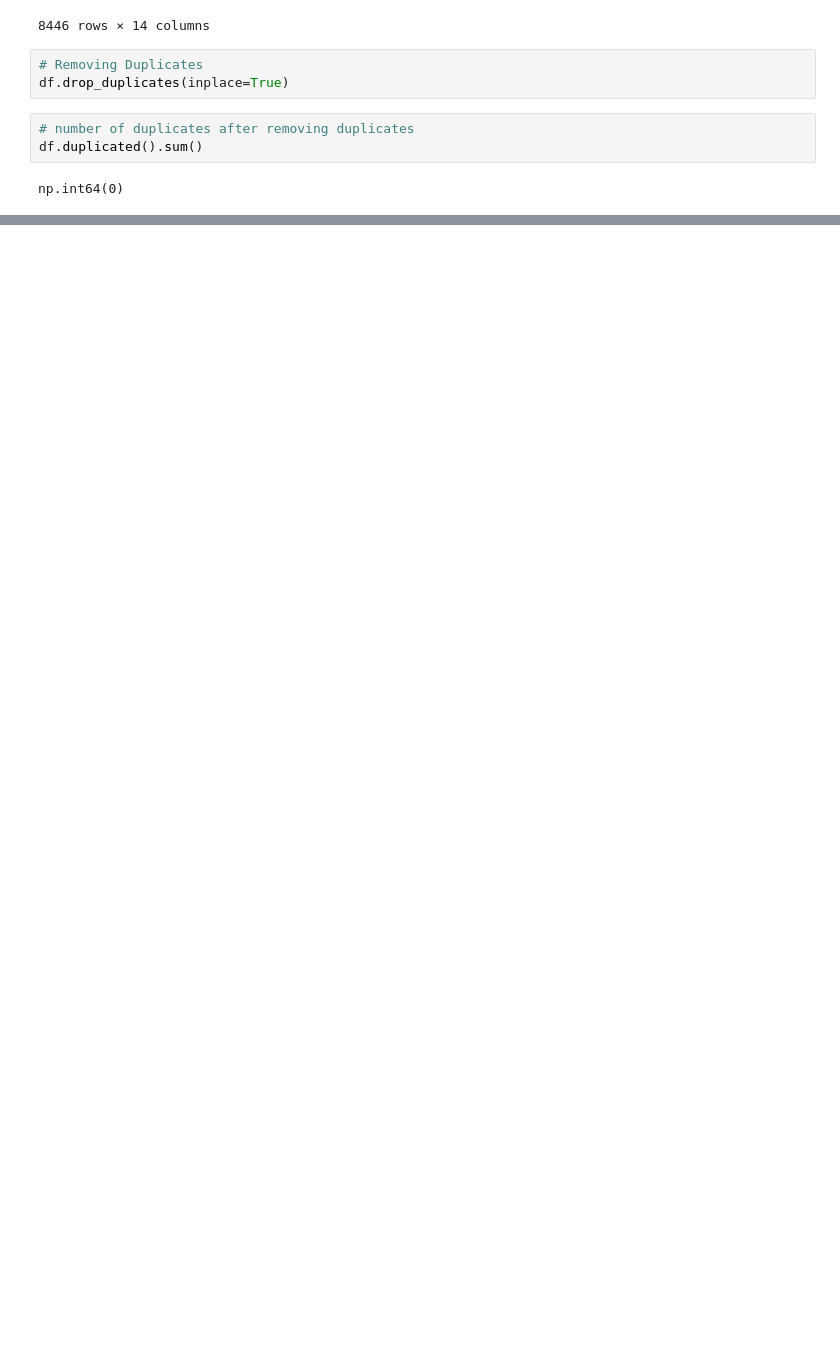
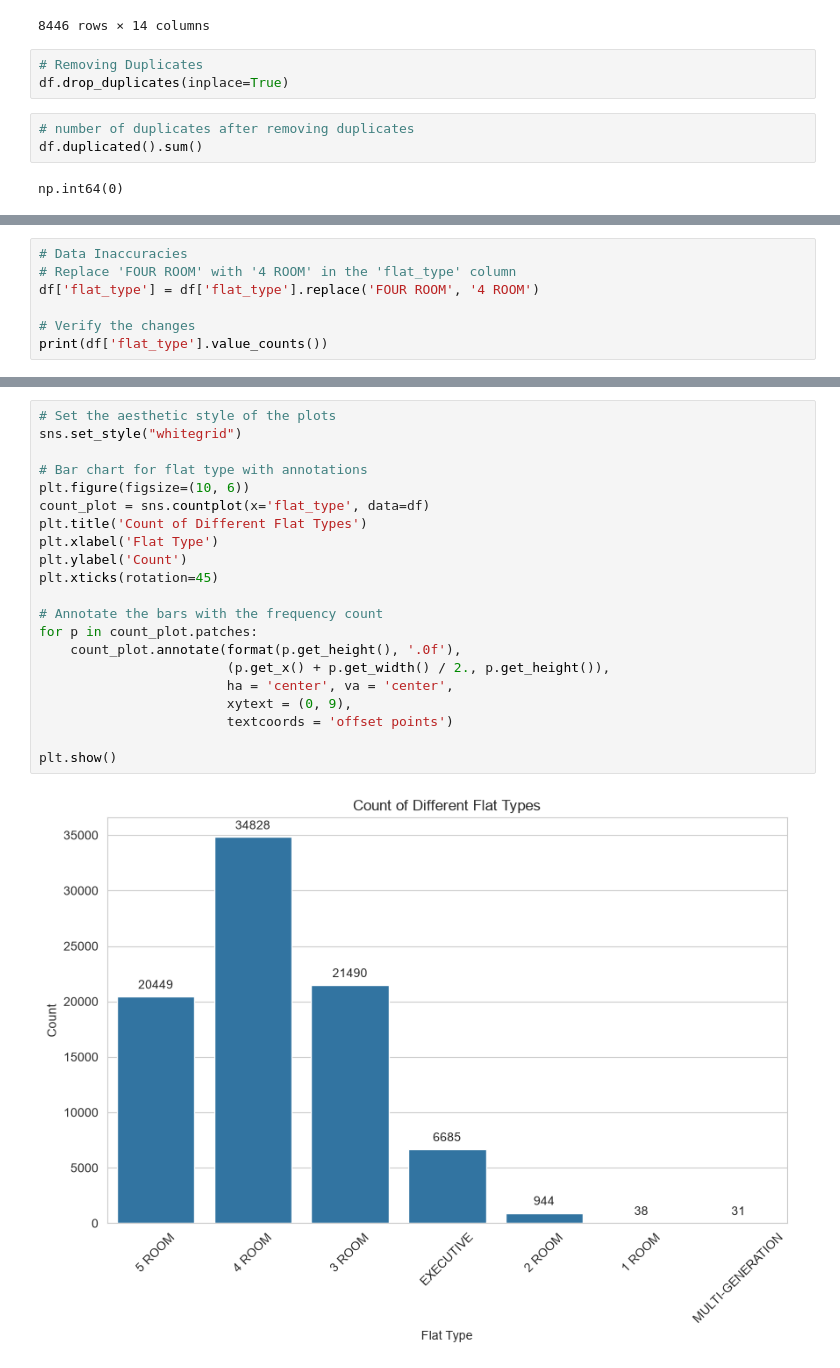
Before and after one commit to spideyeng/AIAPFoundation, a Jupyter notebook: module 3/EDA.ipynb, the cells around one changed output, grey strips where cells are left out. Cells and saved outputs as stored; diff of their text form; blank space fills up the shorter version.

```diff
--- a/module 3/EDA.ipynb
+++ b/module 3/EDA.ipynb
@@ -152,0 +206,7 @@ np.int64(0)
+# %%
+# Data Inaccuracies
+# Replace 'FOUR ROOM' with '4 ROOM' in the 'flat_type' column
+df['flat_type'] = df['flat_type'].replace('FOUR ROOM', '4 ROOM')
+
+# Verify the changes
+print(df['flat_type'].value_counts())
@@ -152,0 +223,23 @@ np.int64(0)
+# %%
+# Set the aesthetic style of the plots
+sns.set_style("whitegrid")
+
+# Bar chart for flat type with annotations
+plt.figure(figsize=(10, 6))
+count_plot = sns.countplot(x='flat_type', data=df)
+plt.title('Count of Different Flat Types')
+plt.xlabel('Flat Type')
+plt.ylabel('Count')
+plt.xticks(rotation=45)
+
+# Annotate the bars with the frequency count
+for p in count_plot.patches:
+    count_plot.annotate(format(p.get_height(), '.0f'),
+                        (p.get_x() + p.get_width() / 2., p.get_height()),
+                        ha = 'center', va = 'center',
+                        xytext = (0, 9),
+                        textcoords = 'offset points')
+
+plt.show()
+# %% [output]
+[figure, added]
```
Also changed, not shown: parts of 6 cells of this notebook.
